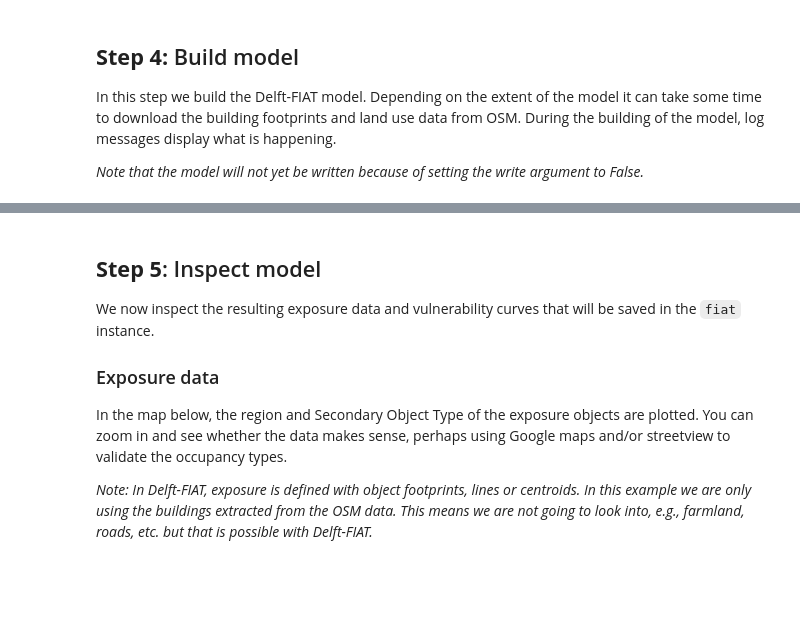
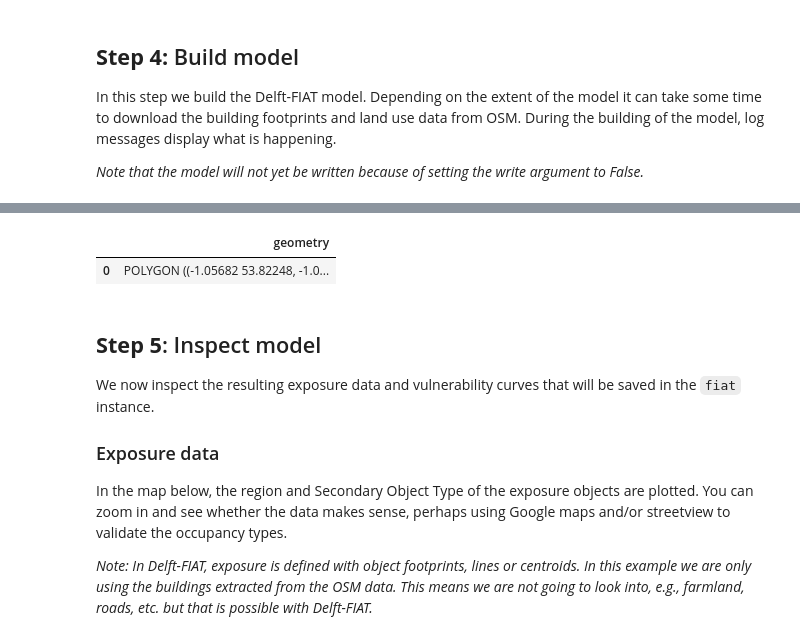
Before and after one commit to interTwin-eu/DT-flood, a Jupyter notebook: Notebooks/SetupFIAT.ipynb, the cells around one changed output, grey strips where cells are left out. Saved outputs shown, nothing was run; the diff lists cells and outputs as text; code cells hidden in the pictures; blank space fills up the shorter version.

```diff
--- a/Notebooks/SetupFIAT.ipynb
+++ b/Notebooks/SetupFIAT.ipynb
@@ -34,7 +34,7 @@ Here we list the input paths and names of some needed utilities:
 model_name = 'Humber'
 model_path = Path('/home/wotromp/InterTwin/FloodAdapt_database') / model_name
 
-fiat_root = model_path / Path('static/templates/tmp/fiat')
+fiat_root = model_path / Path('static/templates/fiat')
 
 fiat_logger_name = "FIAT_logger"
 
@@ -168,5 +164,0 @@ test_exposure.exposure_db
-# %%
-fiat.exposure = test_exposure
-fiat.set_config("exposure.csv.file","./exposure/exposure.csv")
-fiat.set_config("exposure.geom.crs",fiat.exposure.crs)
-fiat.set_config("exposure.geom.unit",unit)
@@ -248,0 +185,4 @@ fiat_example.exposure.exposure_db
+# %%
+fiat.set_geoms(region.dissolve(), 'region')
+fiat.region.set_crs(region.crs)
+# %% [output]
@@ -249,3 +190,5 @@ fiat_example.exposure.exposure_db
+|  | geometry |
+| 0 | POLYGON ((-1.05682 53.82248, -1.0... |
 # %% [markdown]
 ## **Step 5**: Inspect model
 We now inspect the resulting exposure data and vulnerability curves that will be saved in the `fiat` instance.
```
Also changed, not shown: parts of 27 cells of this notebook, 14 other files.
